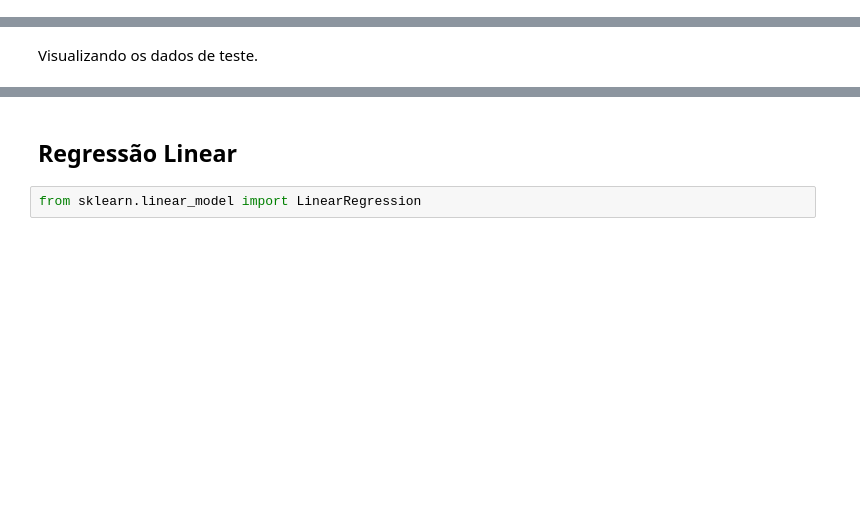
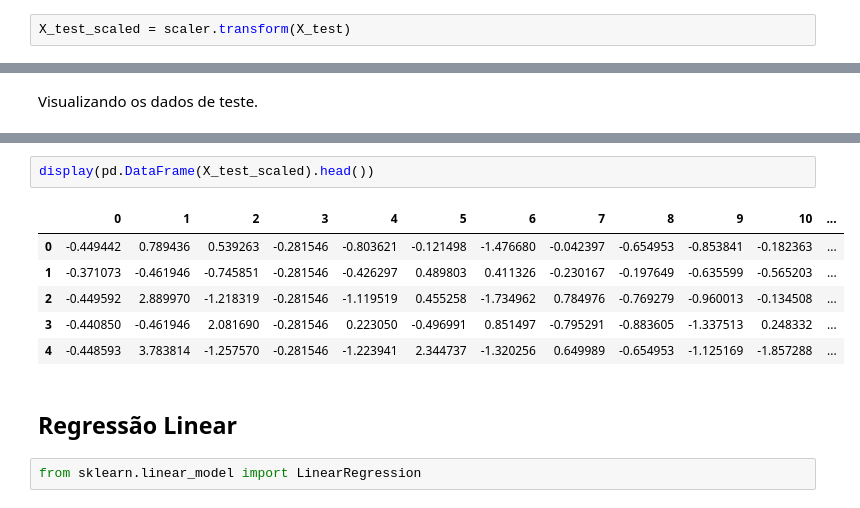
Before and after one commit to Lenoxel/modelos-preditivos-classicos, a Jupyter notebook: notebooks/atividade-05/atividade-05.ipynb, the cells around one changed output, grey strips where cells are left out. Drawn from its saved outputs; the diff is of its cells as text; blank space fills up the shorter version.

```diff
--- a/notebooks/atividade-05/atividade-05.ipynb
+++ b/notebooks/atividade-05/atividade-05.ipynb
@@ -168,5 +171,7 @@ StandardScaler()
 # %% [markdown]
 Use o método .transform () para transformar os parâmetros em uma versão padronizada.
+# %%
+X_test_scaled = scaler.transform(X_test)
 # %%
 X_train_scaled[:3]
 # %% [output]
@@ -228,3 +200,12 @@ memory usage: 15.4 KB
+# %%
+display(pd.DataFrame(X_test_scaled).head())
+# %% [output]
+|  | 0 | 1 | 2 | 3 | 4 | 5 | 6 | 7 | 8 | 9 | 10 | ... |
+| 0 | -0.449442 | 0.789436 | 0.539263 | -0.281546 | -0.803621 | -0.121498 | -1.476680 | -0.042397 | -0.654953 | -0.853841 | -0.182363 | ... |
+| 1 | -0.371073 | -0.461946 | -0.745851 | -0.281546 | -0.426297 | 0.489803 | 0.411326 | -0.230167 | -0.197649 | -0.635599 | -0.565203 | ... |
+| 2 | -0.449592 | 2.889970 | -1.218319 | -0.281546 | -1.119519 | 0.455258 | -1.734962 | 0.784976 | -0.769279 | -0.960013 | -0.134508 | ... |
+| 3 | -0.440850 | -0.461946 | 2.081690 | -0.281546 | 0.223050 | -0.496991 | 0.851497 | -0.795291 | -0.883605 | -1.337513 | 0.248332 | ... |
+| 4 | -0.448593 | 3.783814 | -1.257570 | -0.281546 | -1.223941 | 2.344737 | -1.320256 | 0.649989 | -0.654953 | -1.125169 | -1.857288 | ... |
 # %% [markdown]
 ## Regressão Linear
 # %%
```
Also changed, not shown: parts of 30 cells of this notebook, 1 other file.
